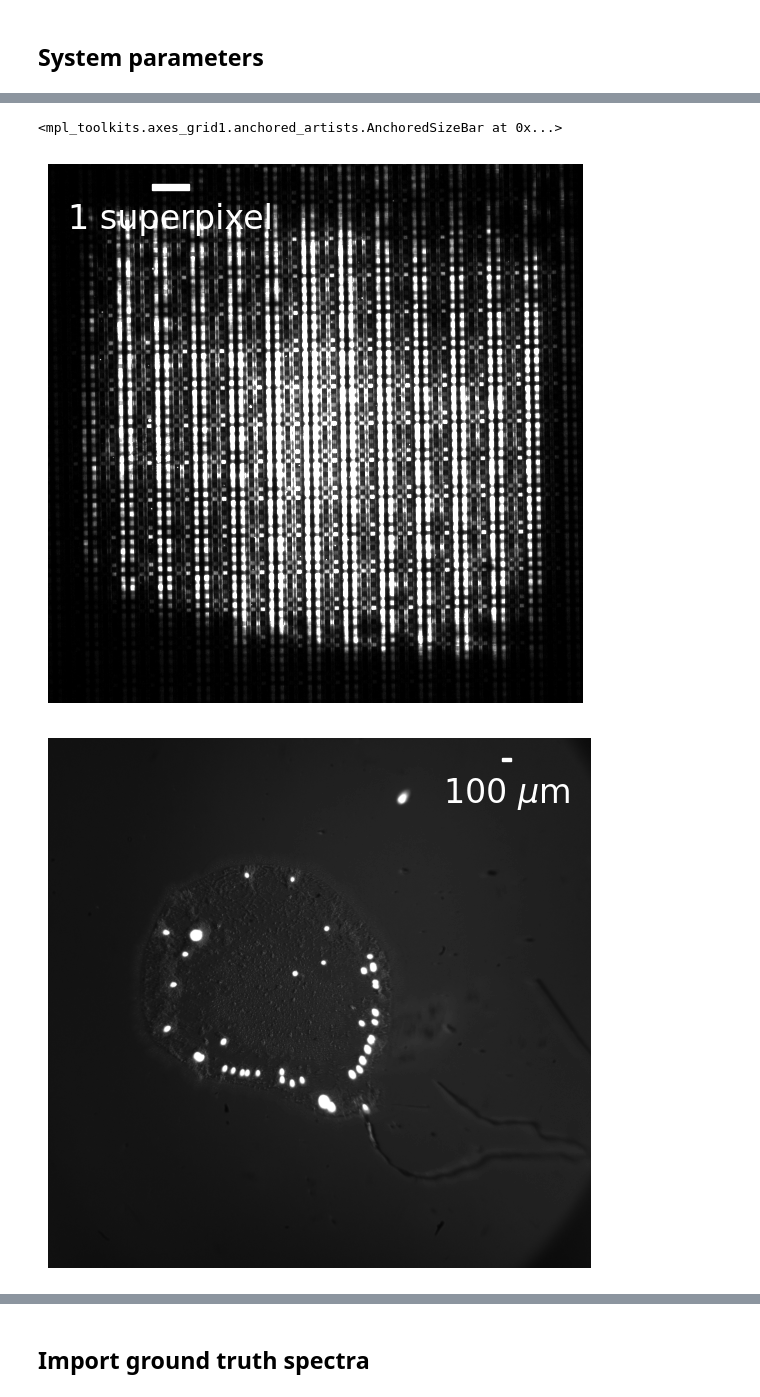
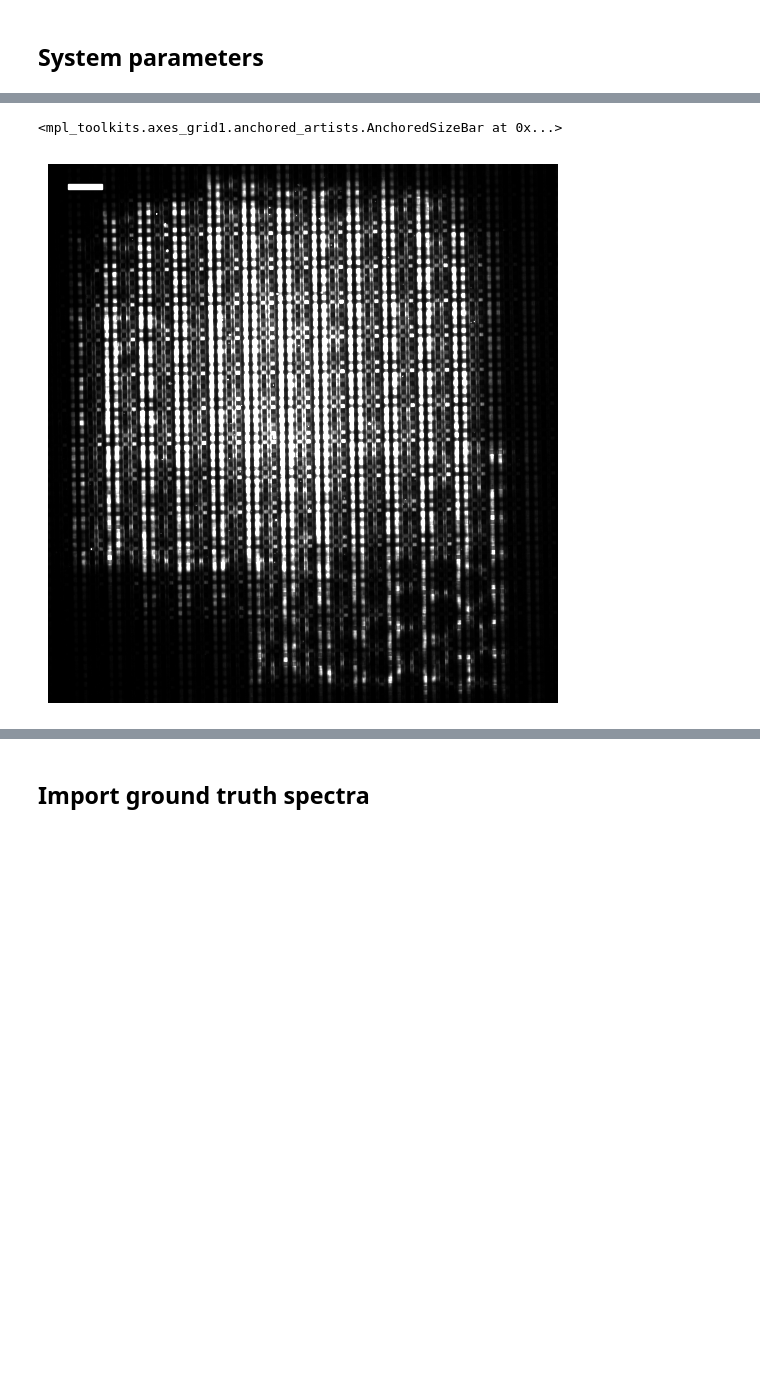
Before and after one commit to neerja/spectraldiffuserscope, a Jupyter notebook: JaxCode/Figure_Notebooks/fig_fluoromaxbeads.ipynb, the cells around one changed output, grey strips where cells are left out. Saved outputs shown, nothing was run; the diff lists cells and outputs as text; code cells hidden in the pictures; blank space fills up the shorter version.

```diff
--- a/JaxCode/Figure_Notebooks/fig_fluoromaxbeads.ipynb
+++ b/JaxCode/Figure_Notebooks/fig_fluoromaxbeads.ipynb
@@ -75,50 +82,29 @@ Bead 2 - X: 324, Y: 271
 # %%
-# crop_indices = [420,1852,1150,2826] #top bottom left default: [320,1652,1350,2726]
-crop_indices = [680,1652,1600,2564]
-
-datafolder = '/media/azuldata/neerja/2024-01-30/multicolor_10umgreen_30umorange'
+#top bottom left right
+crop_indices = [620,1652,1350,2326]
+datafolder = '/media/azuldata/neerja/2024-04-22_huvec_patterned/fluoro_beads'
 meas_name = 'meas.tiff'
 bg_name = 'bg.tiff'
 
 bits = 16
 power = 1
 sample_meas = sdc.importTiff(datafolder,meas_name)/2**bits
 try:
     background = sdc.importTiff(datafolder,bg_name)/2**bits
 except:
     print('No background image found, continuing without background subtraction')
     background = torch.zeros(sample_meas.shape)
 measurement = sdc.cropci((sample_meas-background),crop_indices).clip(0,1)**power
 
 fig,ax = plt.subplots(figsize = (7,7))
 
 plt.imshow(measurement, cmap='gray')
 # plt.colorbar()
 plt.clim([0,.1])
 plt.axis('off')
 
-scalebar = drawscalebar(ax, superpixel_size,spectral_camera_pixel_size)
+scalebar = drawscalebar(ax, superpixel_size,spectral_camera_pixel_size, scalebarname='')
 ax.add_artist(scalebar)
-
-# draw groundtruth
-gt_name = 'gt.tiff'
-
-# load sample and background both located in datafolder
-gt = sdc.importTiff(datafolder,gt_name)/2**bits
-gt = gt/torch.max(gt)
-
-import scipy.ndimage as ndimage
-
-# Rotate the image without zero-padding
-gt_rot = ndimage.rotate(gt, -90, reshape=True)
-
-fig,ax = plt.subplots(figsize = (7,7))
-plt.imshow(gt_rot,cmap='gray')
-plt.axis('off')
-plt.ylim([2300,300])
-scalebar = drawscalebar(ax, 100,gt_pixel_size,mag = gt_mag_size, scalebarname='100 $\mu$m', loc = 'upper right')
-ax.add_artist(scalebar)
 # %% [output]
 <mpl_toolkits.axes_grid1.anchored_artists.AnchoredSizeBar at 0x...>
-[figure, old version]
+[figure, new version]
-[figure, removed]
```
Also changed, not shown: parts of 13 cells of this notebook, 4 other files.
